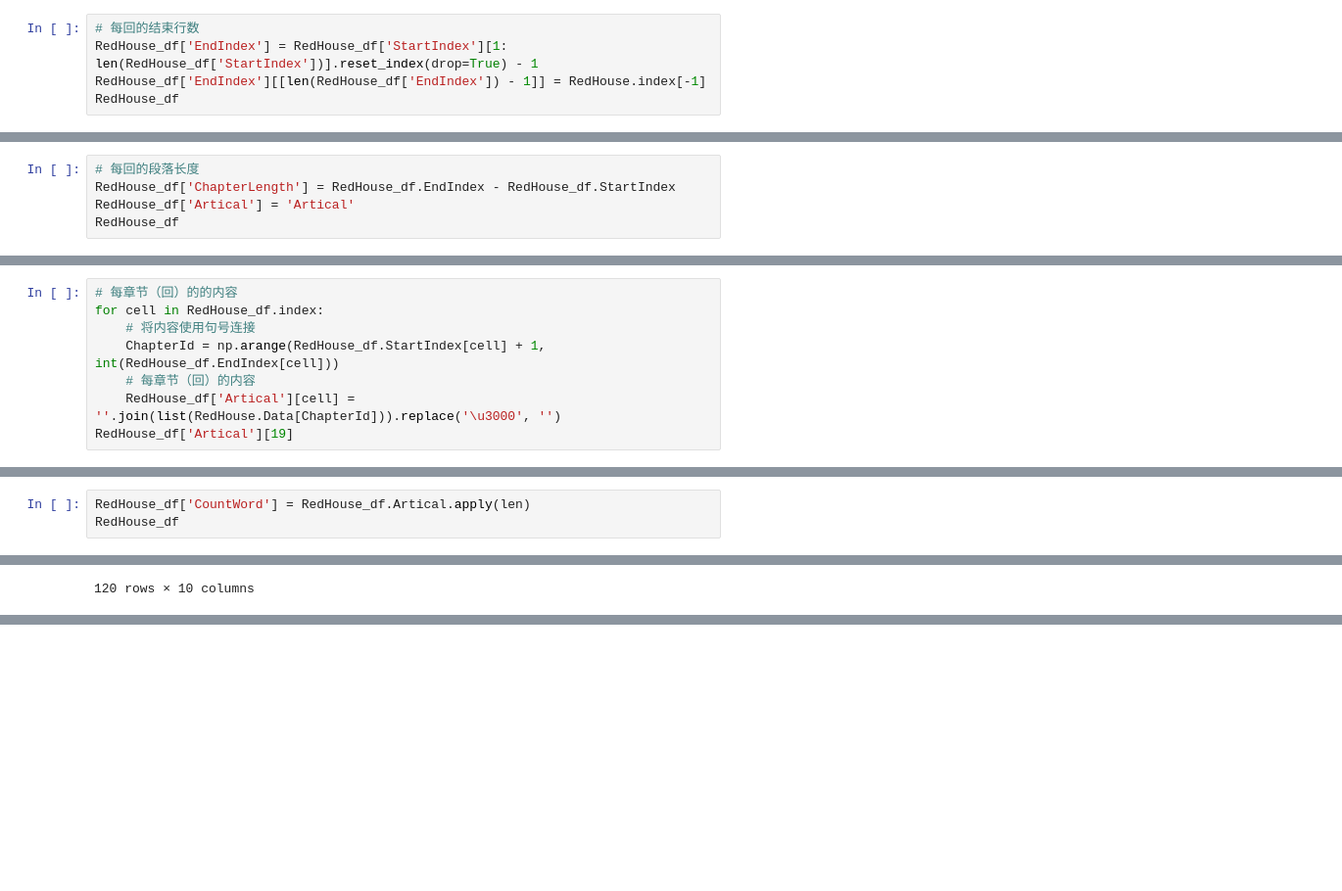
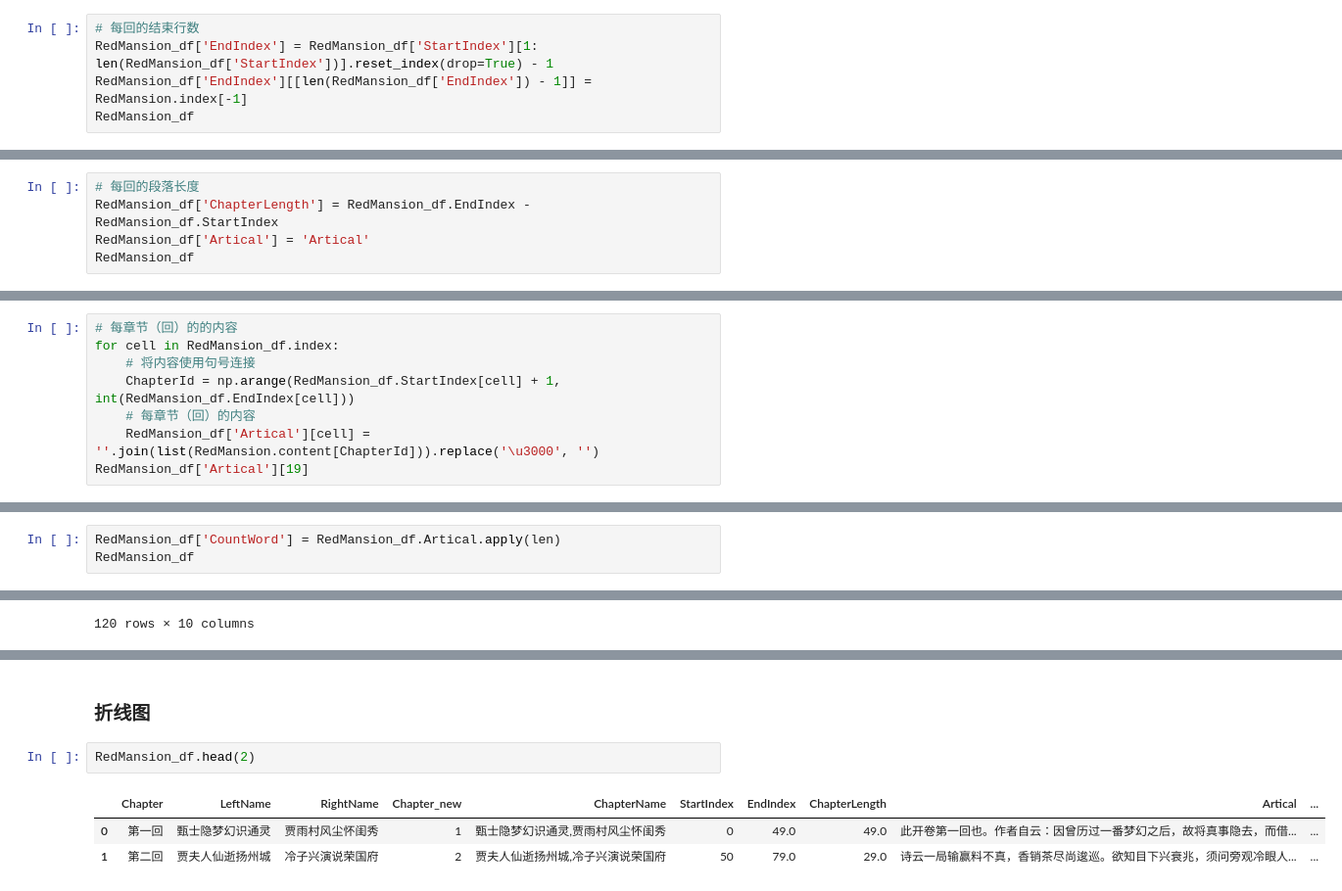
Before and after one commit to masonsxu/Red-Mansion-Text-Analysis, a Jupyter notebook: 数据预处理.ipynb, the cells around one changed output, grey strips where cells are left out. Shown at 98% size. Drawn from its saved outputs; the diff is of its cells as text; blank space fills up the shorter version.

```diff
--- a/数据预处理.ipynb
+++ b/数据预处理.ipynb
@@ -156,9 +156,9 @@ RedHouse_df
 120 rows × 6 columns
 # %%
 # 每回的结束行数
-RedHouse_df['EndIndex'] = RedHouse_df['StartIndex'][1: len(RedHouse_df['StartIndex'])].reset_index(drop=True) - 1
-RedHouse_df['EndIndex'][[len(RedHouse_df['EndIndex']) - 1]] = RedHouse.index[-1]
-RedHouse_df
+RedMansion_df['EndIndex'] = RedMansion_df['StartIndex'][1: len(RedMansion_df['StartIndex'])].reset_index(drop=True) - 1
+RedMansion_df['EndIndex'][[len(RedMansion_df['EndIndex']) - 1]] = RedMansion.index[-1]
+RedMansion_df
 # %% [output]
 |  | Chapter | LeftName | RightName | Chapter_new | ChapterName | StartIndex | EndIndex |
 | 0 | 第一回 | 甄士隐梦幻识通灵 | 贾雨村风尘怀闺秀 | 1 | 甄士隐梦幻识通灵,贾雨村风尘怀闺秀 | 0 | 49.0 |
@@ -175,9 +175,9 @@ RedHouse_df
 120 rows × 7 columns
 # %%
 # 每回的段落长度
-RedHouse_df['ChapterLength'] = RedHouse_df.EndIndex - RedHouse_df.StartIndex
-RedHouse_df['Artical'] = 'Artical'
-RedHouse_df
+RedMansion_df['ChapterLength'] = RedMansion_df.EndIndex - RedMansion_df.StartIndex
+RedMansion_df['Artical'] = 'Artical'
+RedMansion_df
 # %% [output]
 |  | Chapter | LeftName | RightName | Chapter_new | ChapterName | StartIndex | EndIndex | ChapterLength | Artical |
 | 0 | 第一回 | 甄士隐梦幻识通灵 | 贾雨村风尘怀闺秀 | 1 | 甄士隐梦幻识通灵,贾雨村风尘怀闺秀 | 0 | 49.0 | 49.0 | Artical |
@@ -196,12 +196,12 @@ RedHouse_df
 ### 在数据中添加对应章节（回）的内容
 # %%
 # 每章节（回）的的内容
-for cell in RedHouse_df.index:
+for cell in RedMansion_df.index:
     # 将内容使用句号连接
-    ChapterId = np.arange(RedHouse_df.StartIndex[cell] + 1, int(RedHouse_df.EndIndex[cell]))
+    ChapterId = np.arange(RedMansion_df.StartIndex[cell] + 1, int(RedMansion_df.EndIndex[cell]))
     # 每章节（回）的内容
-    RedHouse_df['Artical'][cell] = ''.join(list(RedHouse.Data[ChapterId])).replace('\u3000', '')
-RedHouse_df['Artical'][19]
+    RedMansion_df['Artical'][cell] = ''.join(list(RedMansion.content[ChapterId])).replace('\u3000', '')
+RedMansion_df['Artical'][19]
 # %% [output]
 '话说宝玉在林黛玉房中说“耗子精”，宝钗撞来，讽刺宝玉元宵不知“绿蜡”之典，三人正在房中互相讥刺取笑。那宝玉正恐黛玉饭后贪眠，一时存了食，或夜间走了困，皆非保养身体之法，幸而宝钗走来，大家谈笑，那林黛玉方不欲睡，自己才放了心。忽听他房中嚷起来，大家侧耳听了一听，林黛玉先笑道：“这是你妈妈和袭人叫嚷呢。那袭人也罢了，你妈妈再要认真排场他，可见老背晦了。”宝玉忙要赶过来，宝钗忙一把拉住道：“你别和你妈 ...
 # %%
@@ -250,8 +250,8 @@ len(''.join(list(RedHouse.Data[index_test])).replace('\u3000', ''))
 # %% [markdown]
 ### 计算每个章节（回）有多少字
 # %%
-RedHouse_df['CountWord'] = RedHouse_df.Artical.apply(len)
-RedHouse_df
+RedMansion_df['CountWord'] = RedMansion_df.Artical.apply(len)
+RedMansion_df
 # %% [output]
 |  | Chapter | LeftName | RightName | Chapter_new | ChapterName | StartIndex | EndIndex | ChapterLength | Artical | ... |
 | 0 | 第一回 | 甄士隐梦幻识通灵 | 贾雨村风尘怀闺秀 | 1 | 甄士隐梦幻识通灵,贾雨村风尘怀闺秀 | 0 | 49.0 | 49.0 | 此开卷第一回也。作者自云：因曾历过一番梦幻之后，故将真事隐去，而借... | ... |
@@ -268,0 +287,8 @@ RedHouse_df
+# %% [markdown]
+### 折线图
+# %%
+RedMansion_df.head(2)
+# %% [output]
+|  | Chapter | LeftName | RightName | Chapter_new | ChapterName | StartIndex | EndIndex | ChapterLength | Artical | ... |
+| 0 | 第一回 | 甄士隐梦幻识通灵 | 贾雨村风尘怀闺秀 | 1 | 甄士隐梦幻识通灵,贾雨村风尘怀闺秀 | 0 | 49.0 | 49.0 | 此开卷第一回也。作者自云：因曾历过一番梦幻之后，故将真事隐去，而借... | ... |
+| 1 | 第二回 | 贾夫人仙逝扬州城 | 冷子兴演说荣国府 | 2 | 贾夫人仙逝扬州城,冷子兴演说荣国府 | 50 | 79.0 | 29.0 | 诗云一局输赢料不真，香销茶尽尚逡巡。欲知目下兴衰兆，须问旁观冷眼人... | ... |
```
Also changed, not shown: parts of 18 cells of this notebook.
